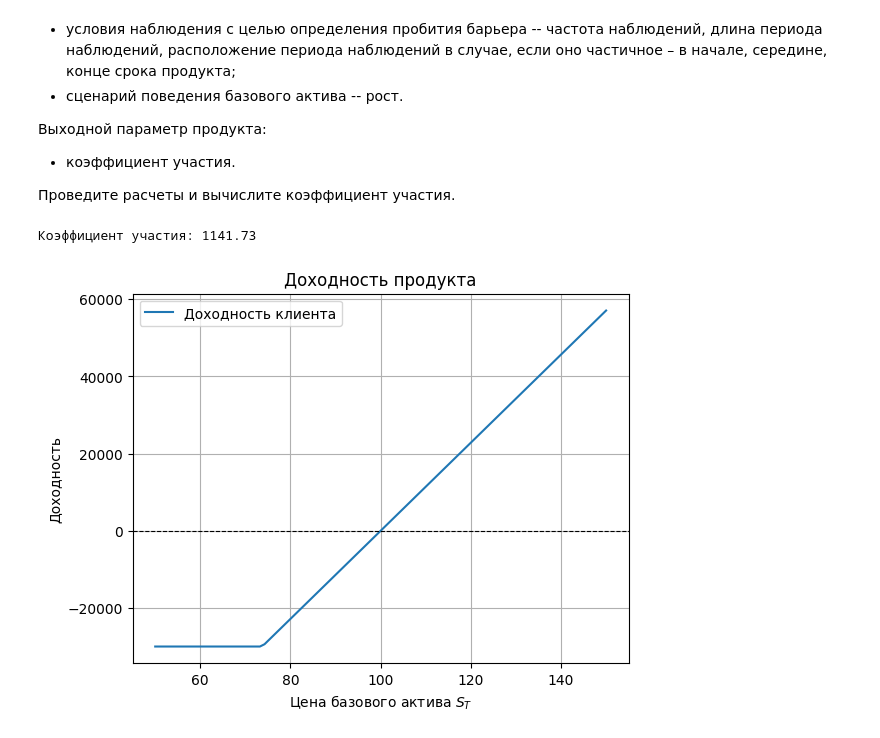
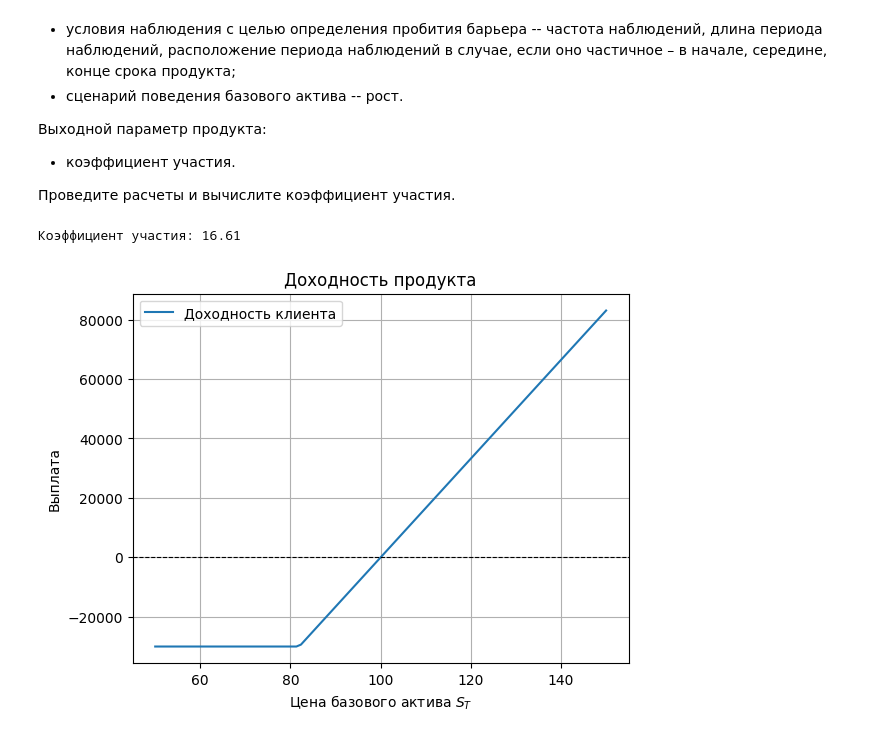
Before and after one commit to Kasymkhankhubiyev/Sirius-Uni, a Jupyter notebook: HybridFinancialInstruments/lab_2c_GSFP.ipynb, the cells around one changed output. Saved outputs shown, nothing was run; the diff lists cells and outputs as text; code cells hidden in the pictures.

```diff
--- a/HybridFinancialInstruments/lab_2c_GSFP.ipynb
+++ b/HybridFinancialInstruments/lab_2c_GSFP.ipynb
@@ -533,9 +533,9 @@ https://webthesis.biblio.polito.it/20278/1/tesi.pdf
 # ваш код
 S0 = 116.79
 K = 117
-T = 90
-sigma = 0.02803
-r = 0.00624
+T = .25
+sigma = 0.02803 * np.sqrt(225)
+r = 0.00624 * 225
 N = 10000
 M = 50
 # %%
@@ -636,12 +638,20 @@ T = 1
 sigma = 0.3
 r = 0.07
 risk_limit = 0.3
-# %%
-def barrier_option_price(S, K, T, sigma, r, H, is_knock_in=True):
-    barrier_hit = S < H
-    if (is_knock_in and not barrier_hit) or (not is_knock_in and barrier_hit):
-        return call(S, K, T, sigma, r, .0)
-    return  0
+# %%
+def barrier_option_price(S, K, T, sigma, r, H, is_knock_in=True):
+    d1_H = (np.log(S / H) + (r + 0.5 * sigma**2) * T) / (sigma * np.sqrt(T))
+    d2_H = d1_H - sigma * np.sqrt(T)
+
+    if is_knock_in:
+        # Knock-in (опцион активируется, если барьер достигнут)
+        price = (S * norm.cdf(d1_H) - K * np.exp(-r * T) * norm.cdf(d2_H))
+    else:
+        # Knock-out (опцион отключается, если барьер достигнут)
+        vanilla_price = call(S, K, T, sigma, r, .0)
+        price = vanilla_price - (S * norm.cdf( d1_H) - K * np.exp(-r * T) * norm.cdf( d2_H))
+
+    return price
 # %%
 guaranteed_capital = (1 - risk_limit) * N
 discounted_capital = guaranteed_capital * np.exp(-r * T)
@@ -649,33 +659,33 @@ discounted_capital = guaranteed_capital * np.exp(-r * T)
 # Доступный капитал для опционов
 available_capital = N - discounted_capital
 
-H_knock_in = S0 * .9  # S, K, tau, vol, r, q
-H_knock_out = S0 * 1.2
+H_knock_in = S0 * .8  # S, K, tau, vol, r, q
+H_knock_out = S0 * 1.5
 
 # Стоимость барьерных опционов
 knock_in_price = barrier_option_price(S0, K, T, sigma, r, H_knock_in, is_knock_in=True)
 knock_out_price = barrier_option_price(S0, K, T, sigma, r, H_knock_out, is_knock_in=False)
 
 # Коэффициент участия
-alpha = available_capital / (knock_in_price + knock_out_price)
+alpha = available_capital / (knock_in_price + knock_out_price) / N * 1000
 
 print(f"Коэффициент участия: {alpha:.2f}")
 # %% [output]
-Коэффициент участия: 1141.73
+Коэффициент участия: 16.61
 # %%
 S_T = np.linspace(50, 150, 100)
 
 # Доходность для клиента
-payoff = np.maximum(alpha * (S_T - S0), -risk_limit * N)
+payoff = np.maximum(alpha * (S_T - S0) * 100, -risk_limit * N)
 
 # Построение графика
 plt.plot(S_T, payoff, label='Доходность клиента')
 plt.axhline(y=0, color='k', linestyle='--', linewidth=0.8)
 plt.xlabel('Цена базового актива $S_T$')
-plt.ylabel('Доходность')
+plt.ylabel('Выплата')
 plt.title('Доходность продукта')
 plt.legend()
 plt.grid(True)
 plt.show()
 # %% [output]
-[figure, old version]
+[figure, new version]
```
Also changed, not shown: parts of 16 cells of this notebook.
